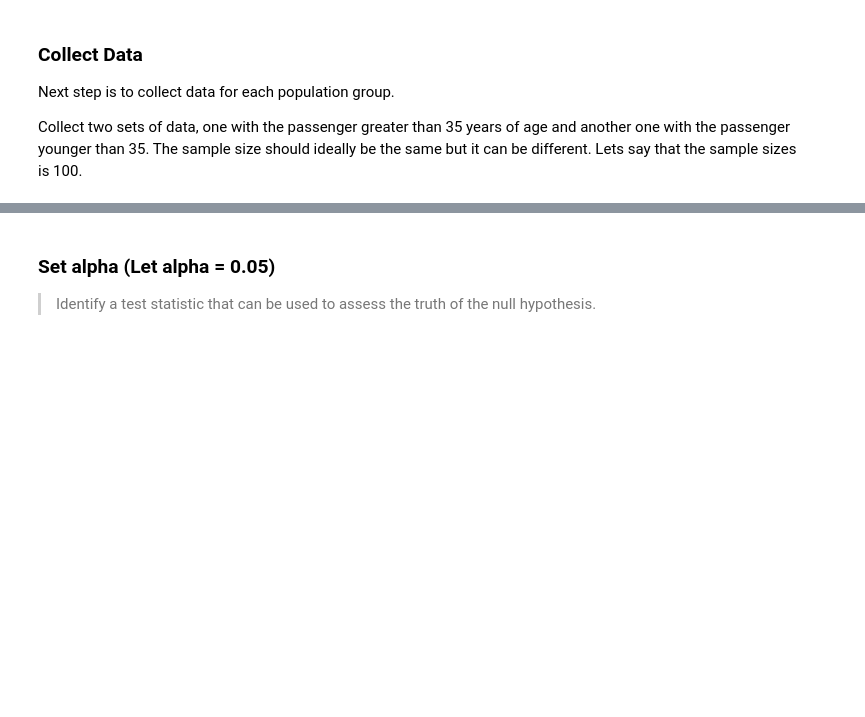
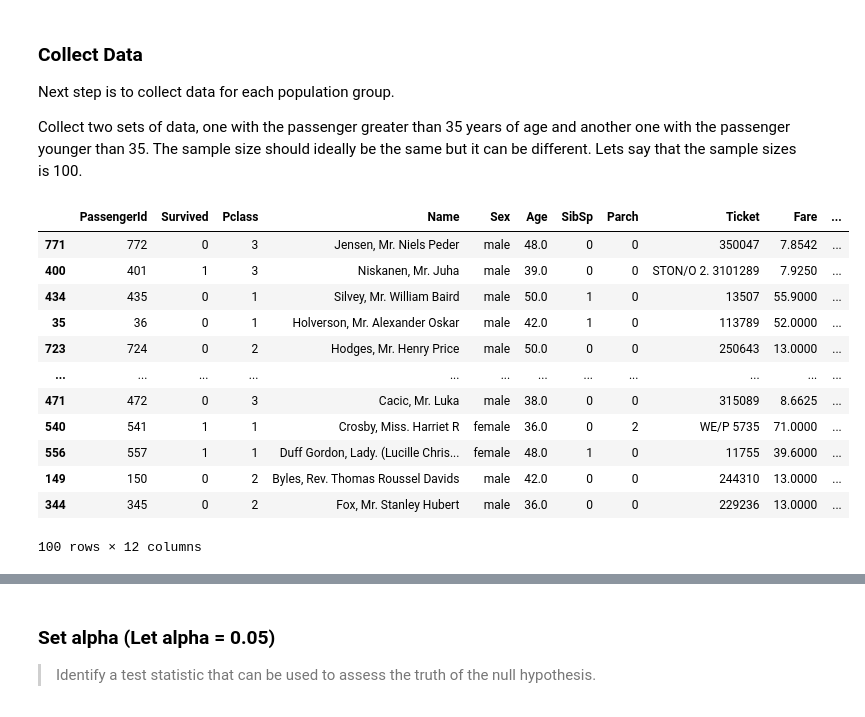
Before and after one commit to tdnam/ds, a Jupyter notebook: w3/lab/IOD_Lab 3.2.1.ipynb, the cells around one changed output, grey strips where cells are left out. Cells and saved outputs as stored; diff of their text form; code cells hidden in the pictures; blank space fills up the shorter version.

```diff
--- a/w3/lab/IOD_Lab 3.2.1.ipynb
+++ b/w3/lab/IOD_Lab 3.2.1.ipynb
@@ -483,0 +495,19 @@ Collect two sets of data, one with the passenger greater than 35 years of age an
+# %%
+# ANSWER
+N = 100
+titanic_old = titanic[titanic["Age"] > 35].sample(N)
+titanic_old
+# %% [output]
+|  | PassengerId | Survived | Pclass | Name | Sex | Age | SibSp | Parch | Ticket | Fare | ... |
+| 771 | 772 | 0 | 3 | Jensen, Mr. Niels Peder | male | 48.0 | 0 | 0 | 350047 | 7.8542 | ... |
+| 400 | 401 | 1 | 3 | Niskanen, Mr. Juha | male | 39.0 | 0 | 0 | STON/O 2. 3101289 | 7.9250 | ... |
+| 434 | 435 | 0 | 1 | Silvey, Mr. William Baird | male | 50.0 | 1 | 0 | 13507 | 55.9000 | ... |
+| 35 | 36 | 0 | 1 | Holverson, Mr. Alexander Oskar | male | 42.0 | 1 | 0 | 113789 | 52.0000 | ... |
+| 723 | 724 | 0 | 2 | Hodges, Mr. Henry Price | male | 50.0 | 0 | 0 | 250643 | 13.0000 | ... |
+| ... | ... | ... | ... | ... | ... | ... | ... | ... | ... | ... | ... |
+| 471 | 472 | 0 | 3 | Cacic, Mr. Luka | male | 38.0 | 0 | 0 | 315089 | 8.6625 | ... |
+| 540 | 541 | 1 | 1 | Crosby, Miss. Harriet R | female | 36.0 | 0 | 2 | WE/P 5735 | 71.0000 | ... |
+| 556 | 557 | 1 | 1 | Duff Gordon, Lady. (Lucille Chris... | female | 48.0 | 1 | 0 | 11755 | 39.6000 | ... |
+| 149 | 150 | 0 | 2 | Byles, Rev. Thomas Roussel Davids | male | 42.0 | 0 | 0 | 244310 | 13.0000 | ... |
+| 344 | 345 | 0 | 2 | Fox, Mr. Stanley Hubert | male | 36.0 | 0 | 0 | 229236 | 13.0000 | ... |
+100 rows × 12 columns
```
Also changed, not shown: parts of 12 cells of this notebook.
